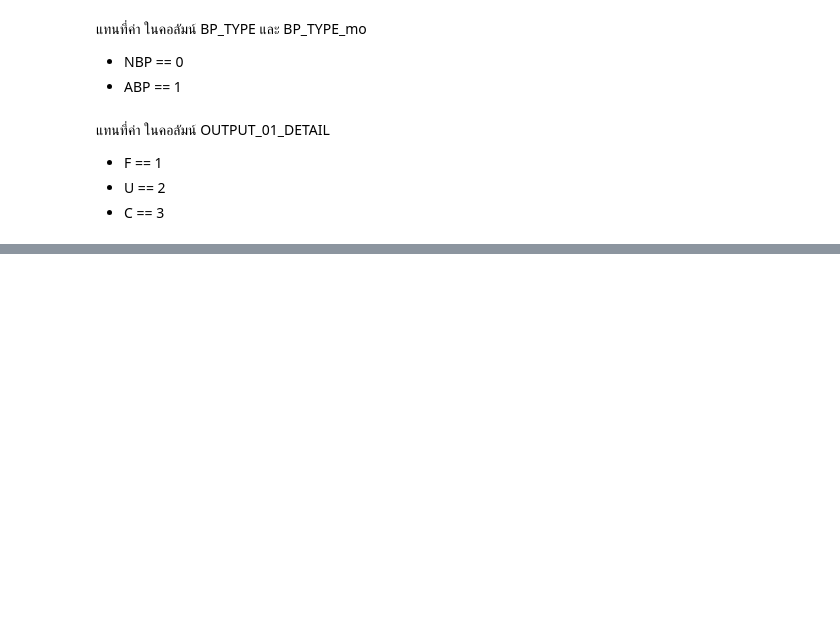
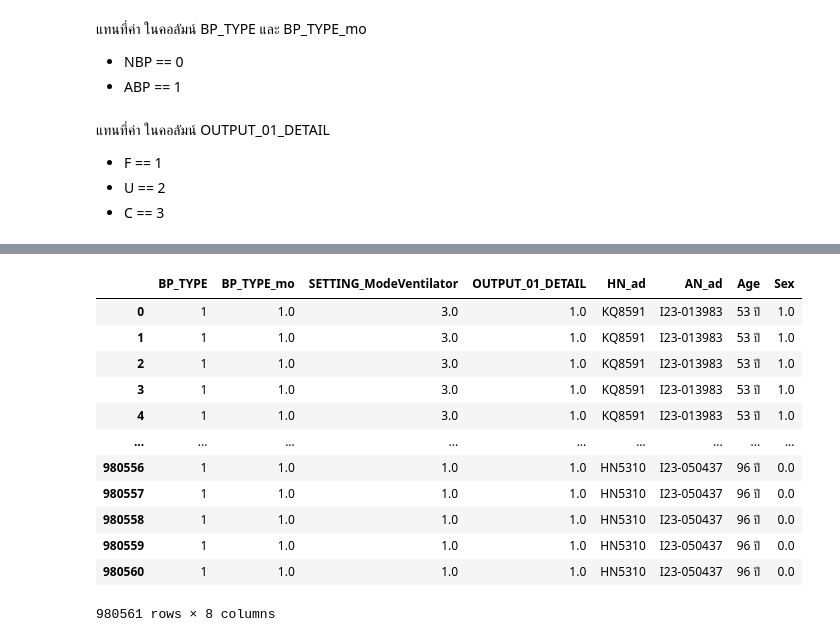
Before and after one commit to Tonry12/Data_joyx2, a Jupyter notebook: mergeSmart_ICU_tonnaw.ipynb, the cells around one changed output, grey strips where cells are left out. Cells and saved outputs as stored; diff of their text form; code cells hidden in the pictures; blank space fills up the shorter version.

```diff
--- a/mergeSmart_ICU_tonnaw.ipynb
+++ b/mergeSmart_ICU_tonnaw.ipynb
@@ -1883,0 +1886,16 @@ completed['OUTPUT_01_DETAIL'] = completed['OUTPUT_01_DETAIL'].map(mapping)
+# %%
+completed[['BP_TYPE', 'BP_TYPE_mo', 'SETTING_ModeVentilator','OUTPUT_01_DETAIL','HN_ad',	'AN_ad', 'Age',	'Sex']]
+# %% [output]
+|  | BP_TYPE | BP_TYPE_mo | SETTING_ModeVentilator | OUTPUT_01_DETAIL | HN_ad | AN_ad | Age | Sex |
+| 0 | 1 | 1.0 | 3.0 | 1.0 | KQ8591 | I23-013983 | 53 ปี | 1.0 |
+| 1 | 1 | 1.0 | 3.0 | 1.0 | KQ8591 | I23-013983 | 53 ปี | 1.0 |
+| 2 | 1 | 1.0 | 3.0 | 1.0 | KQ8591 | I23-013983 | 53 ปี | 1.0 |
+| 3 | 1 | 1.0 | 3.0 | 1.0 | KQ8591 | I23-013983 | 53 ปี | 1.0 |
+| 4 | 1 | 1.0 | 3.0 | 1.0 | KQ8591 | I23-013983 | 53 ปี | 1.0 |
+| ... | ... | ... | ... | ... | ... | ... | ... | ... |
+| 980556 | 1 | 1.0 | 1.0 | 1.0 | HN5310 | I23-050437 | 96 ปี | 0.0 |
+| 980557 | 1 | 1.0 | 1.0 | 1.0 | HN5310 | I23-050437 | 96 ปี | 0.0 |
+| 980558 | 1 | 1.0 | 1.0 | 1.0 | HN5310 | I23-050437 | 96 ปี | 0.0 |
+| 980559 | 1 | 1.0 | 1.0 | 1.0 | HN5310 | I23-050437 | 96 ปี | 0.0 |
+| 980560 | 1 | 1.0 | 1.0 | 1.0 | HN5310 | I23-050437 | 96 ปี | 0.0 |
+980561 rows × 8 columns
```
Also changed, not shown: parts of 9 cells of this notebook.
